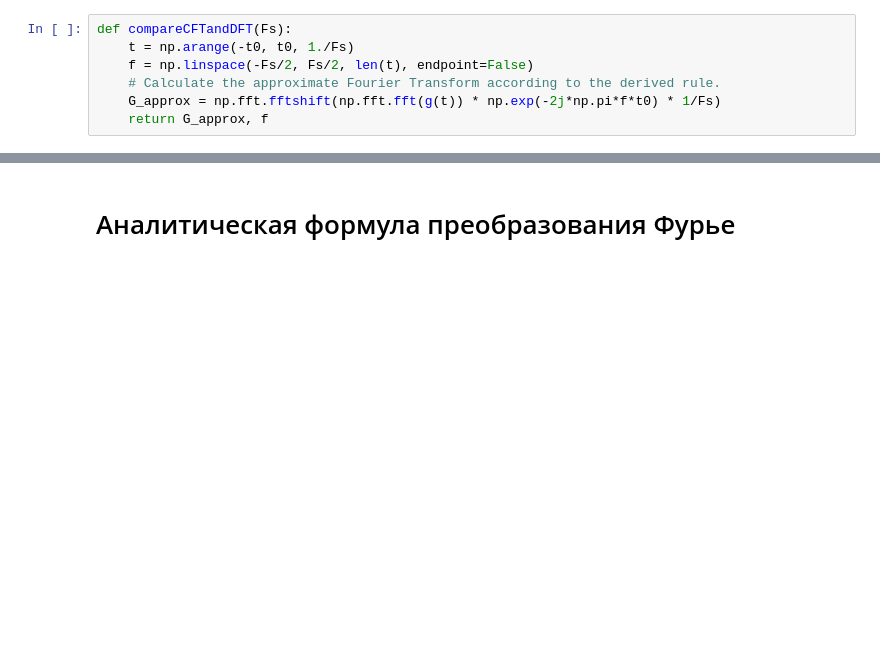
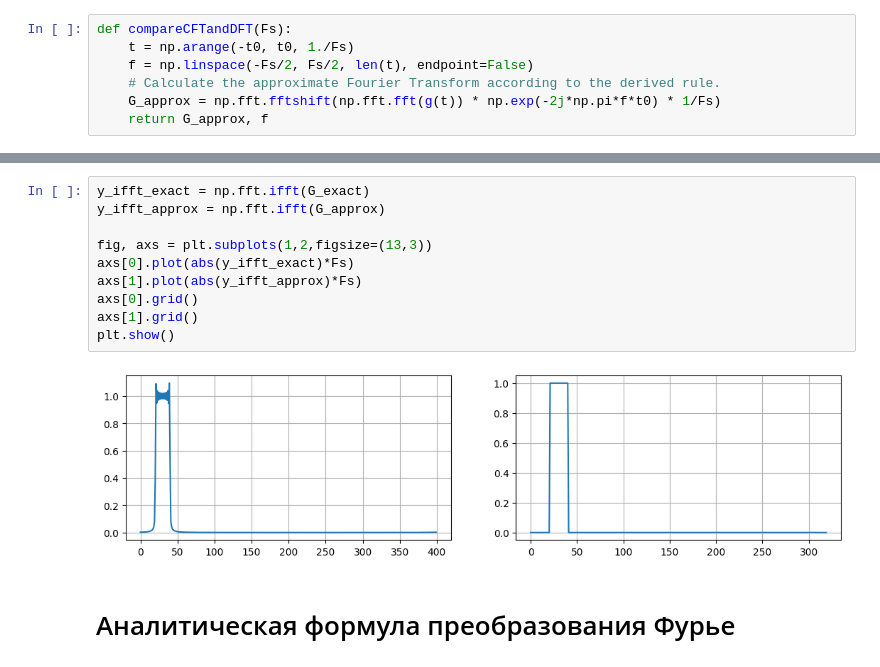
Before and after one commit to TAUforPython/BaseControlTheory, a Jupyter notebook: DFT_and_CFT.ipynb, the cells around one changed output, grey strips where cells are left out. Drawn from its saved outputs; the diff is of its cells as text; blank space fills up the shorter version.

```diff
--- a/DFT_and_CFT.ipynb
+++ b/DFT_and_CFT.ipynb
@@ -86,3 +83,15 @@ axs[2].plot(f, abs(G_approx),f_full,abs(G_exact))
+# %%
+y_ifft_exact = np.fft.ifft(G_exact)
+y_ifft_approx = np.fft.ifft(G_approx)
+
+fig, axs = plt.subplots(1,2,figsize=(13,3))
+axs[0].plot(abs(y_ifft_exact)*Fs)
+axs[1].plot(abs(y_ifft_approx)*Fs)
+axs[0].grid()
+axs[1].grid()
+plt.show()
+# %% [output]
+[figure, added]
 # %% [markdown]
 # Аналитическая формула преобразования Фурье
 # %% [markdown]
```
Also changed, not shown: parts of 4 cells of this notebook.
